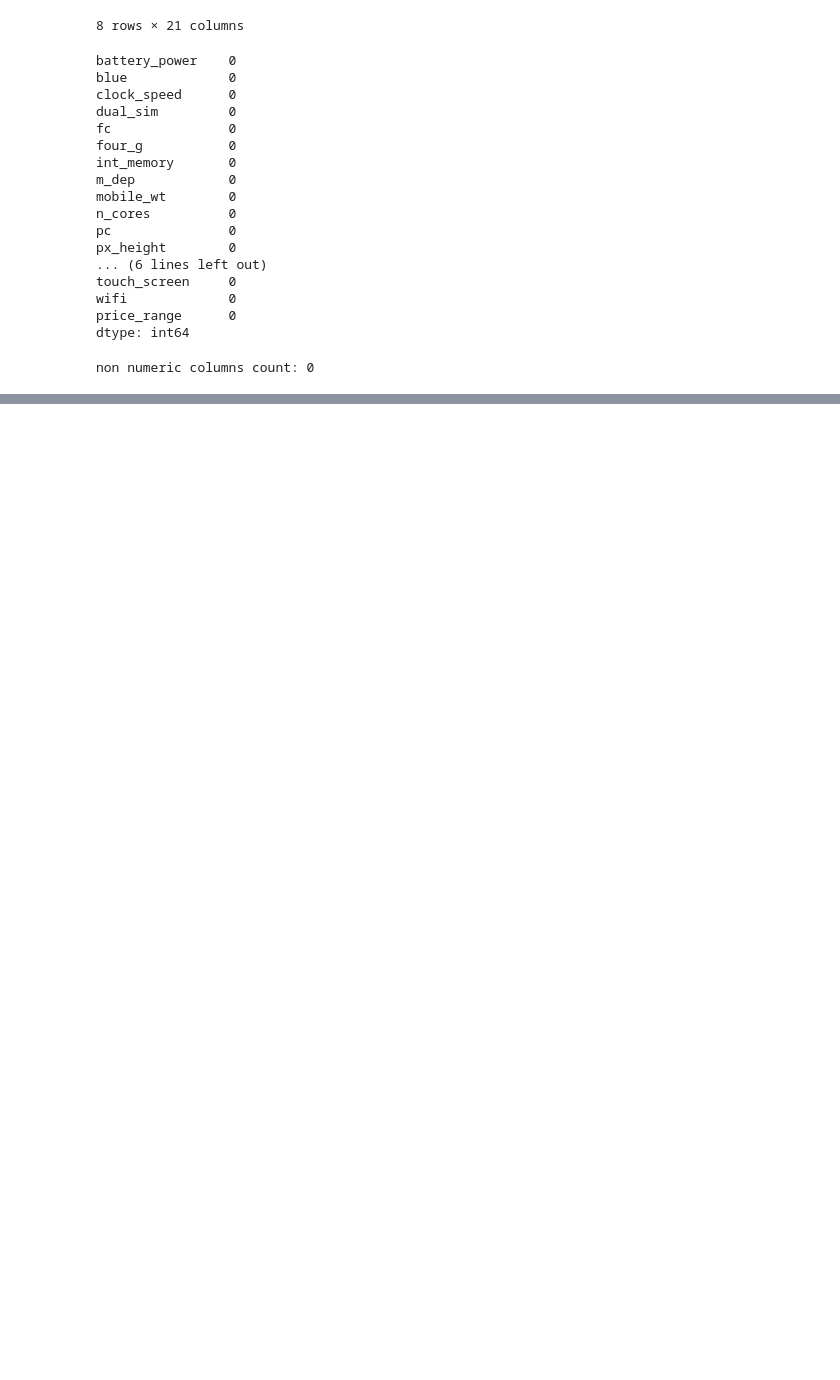
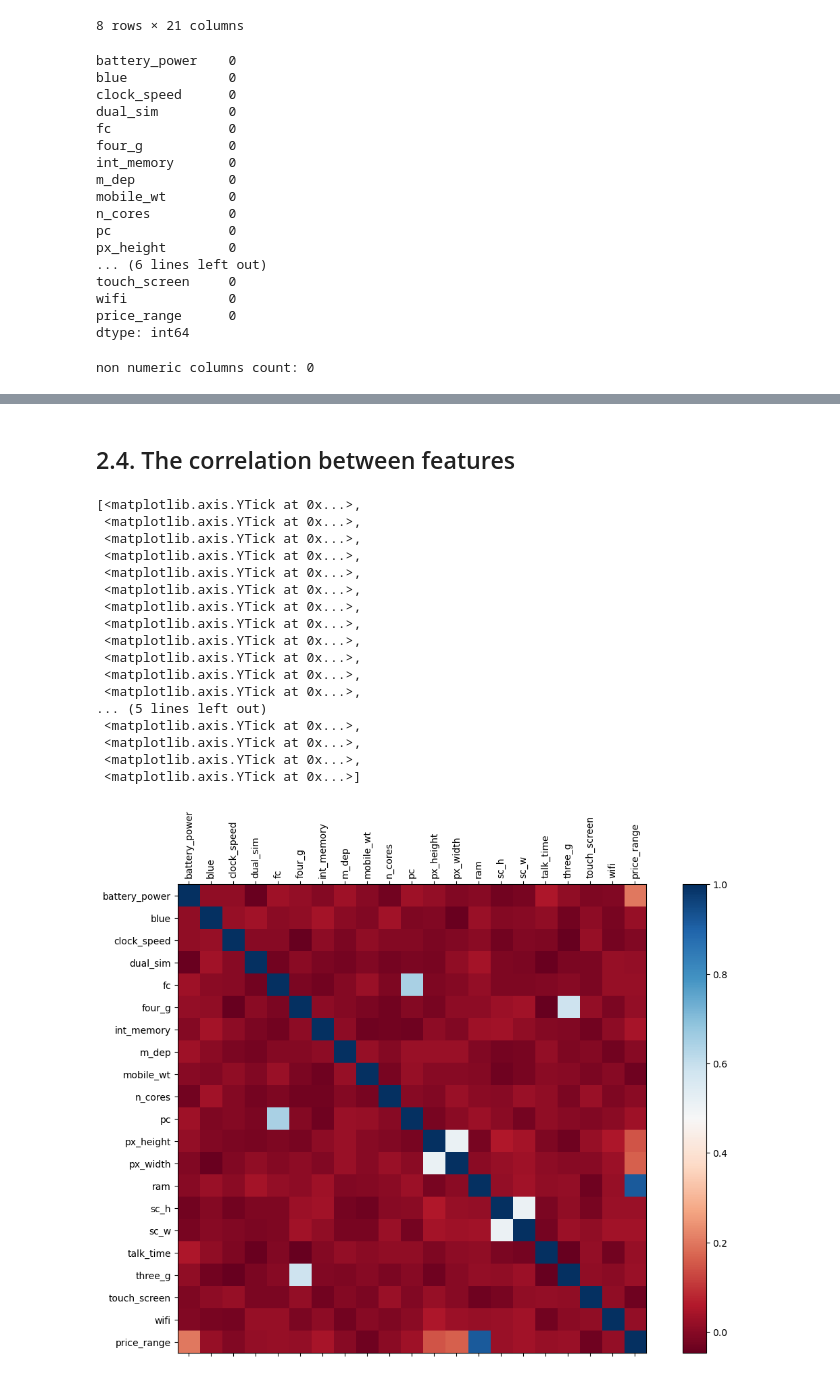
Before and after one commit to kazemini/data_analysis_practice, a Jupyter notebook: mobile_price_pre.ipynb, the cells around one changed output, grey strips where cells are left out. Saved outputs shown, nothing was run; the diff lists cells and outputs as text; code cells hidden in the pictures; blank space fills up the shorter version.

```diff
--- a/mobile_price_pre.ipynb
+++ b/mobile_price_pre.ipynb
@@ -115,0 +192,30 @@ non numeric columns count: 0
+# %% [markdown]
+## 2.4. The correlation between features
+# %%
+corr = df.corr()
+
+fig, ax = plt.subplots(figsize = (14,9))
+cax = ax.matshow(corr, cmap = 'RdBu')
+fig.colorbar(cax)
+
+ax.set_xticks(range(len(corr)), corr.columns, rotation = 'vertical')
+ax.set_yticks(range(len(corr)), corr.columns)
+# %% [output]
+[<matplotlib.axis.YTick at 0x...>,
+ <matplotlib.axis.YTick at 0x...>,
+ <matplotlib.axis.YTick at 0x...>,
+ <matplotlib.axis.YTick at 0x...>,
+ <matplotlib.axis.YTick at 0x...>,
+ <matplotlib.axis.YTick at 0x...>,
+ <matplotlib.axis.YTick at 0x...>,
+ <matplotlib.axis.YTick at 0x...>,
+ <matplotlib.axis.YTick at 0x...>,
+ <matplotlib.axis.YTick at 0x...>,
+ <matplotlib.axis.YTick at 0x...>,
+ <matplotlib.axis.YTick at 0x...>,
+... (5 lines left out)
+ <matplotlib.axis.YTick at 0x...>,
+ <matplotlib.axis.YTick at 0x...>,
+ <matplotlib.axis.YTick at 0x...>,
+ <matplotlib.axis.YTick at 0x...>]
+[figure, added]
```
Also changed, not shown: parts of 13 cells of this notebook.
